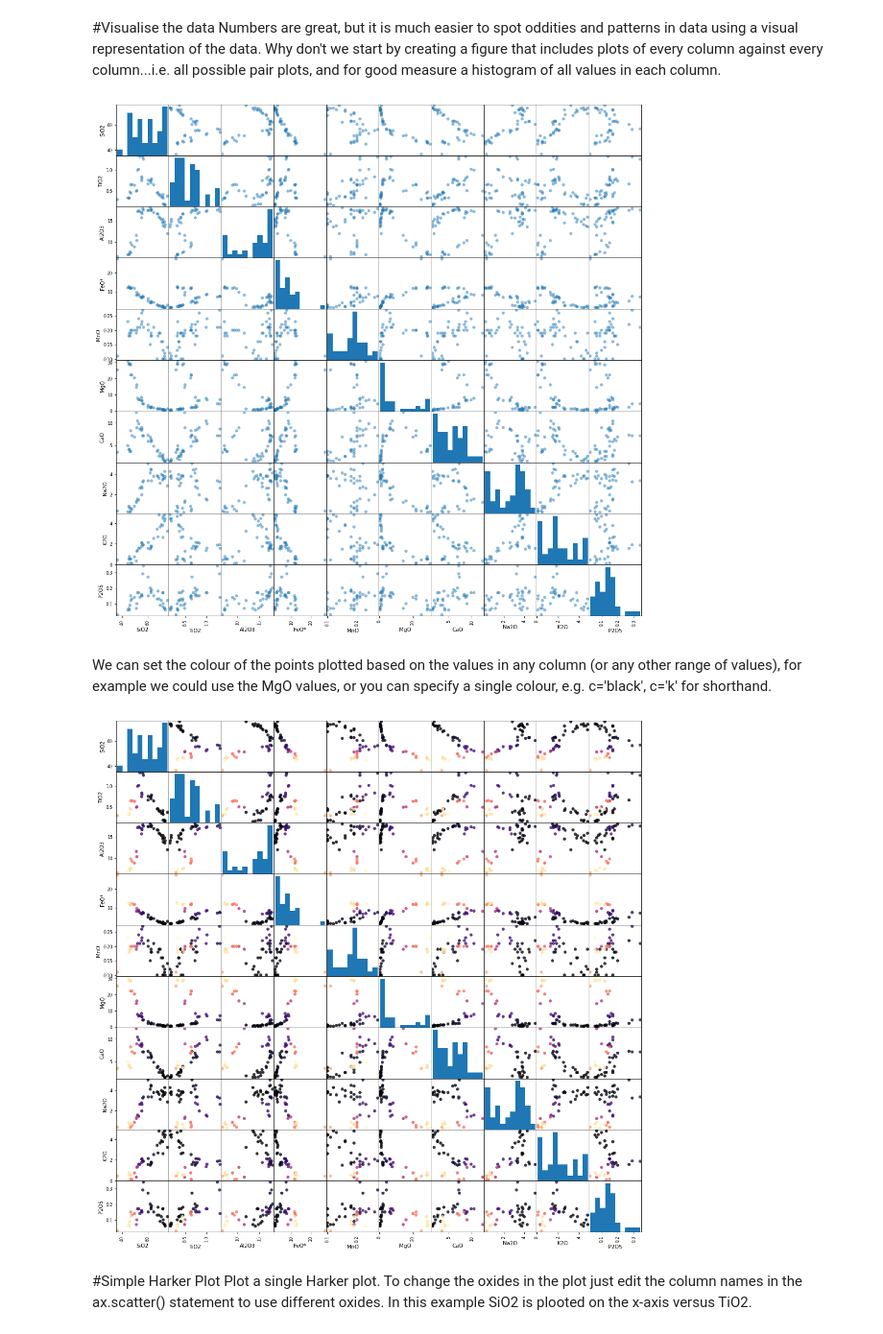
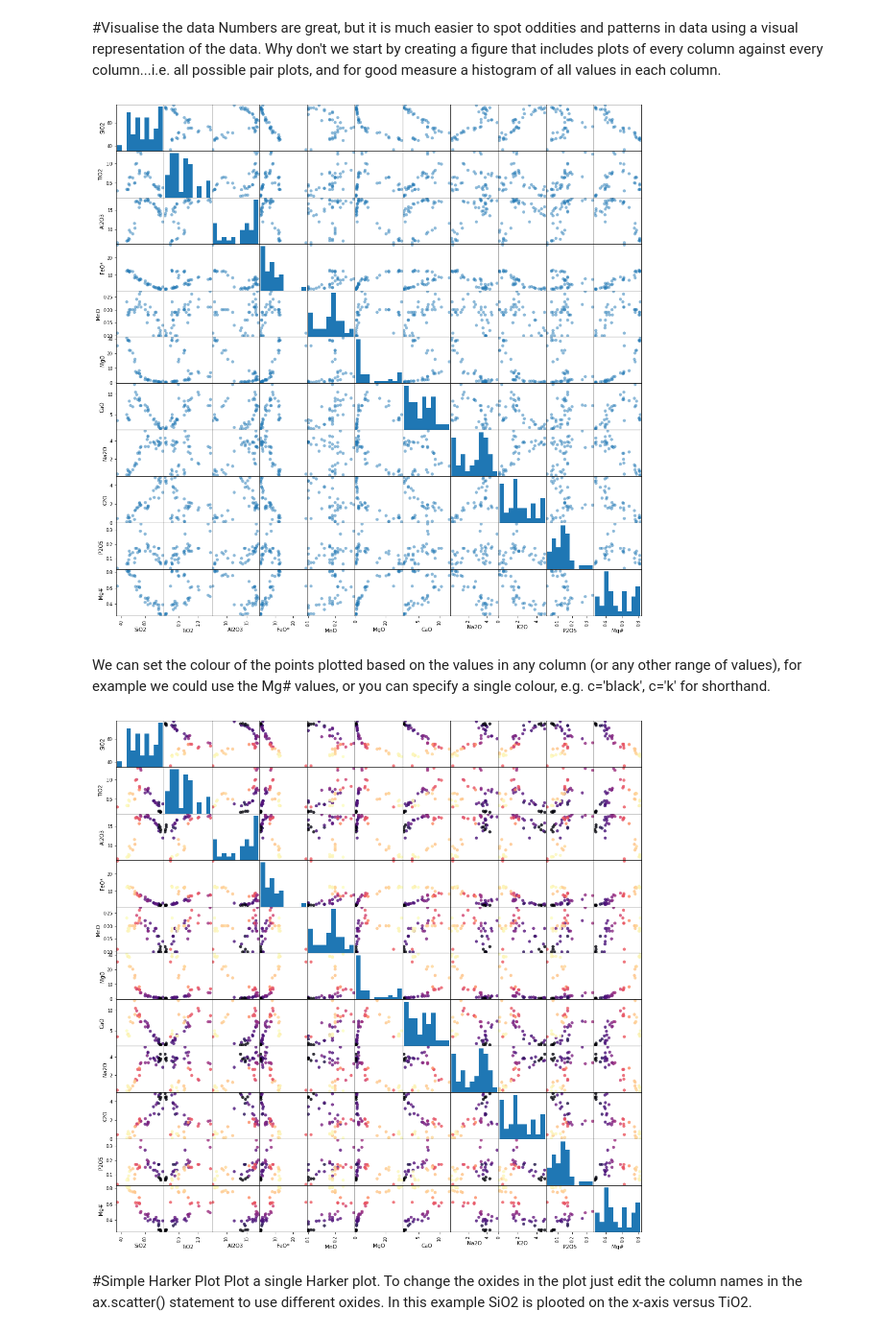
Before and after one commit to skerryvore/regression_analysis_101, a Jupyter notebook: notebooks/pyrenees_harker_plots.ipynb, the cells around one changed output. Shown at 96% size. Cells and saved outputs as stored; diff of their text form; code cells hidden in the pictures.

```diff
--- a/notebooks/pyrenees_harker_plots.ipynb
+++ b/notebooks/pyrenees_harker_plots.ipynb
@@ -47,0 +59,6 @@ majors.head(5)
+# %%
+# Calculate the Mg# for each sample and add these to a new column in the dataframe
+majors['Mg#'] = (majors['MgO']/40.32) / ((majors['MgO']/40.32) + (majors['FeO*']/71.85))
+
+# Print the first n rows of the dataframe
+majors.head(5)
@@ -74,21 +99,21 @@ Numbers are great, but it is much easier to spot oddities and patterns in data u
 
 pairplots = pd.plotting.scatter_matrix(majors, marker='o', s=35, figsize=(18,18))
 # %% [output]
-[figure, old version]
+[figure, new version]
 # %% [markdown]
-We can set the colour of the points plotted based on the values in any column (or any other range of values), for example we could use the MgO values, or you can specify a single colour, e.g. c='black', c='k' for shorthand.
+We can set the colour of the points plotted based on the values in any column (or any other range of values), for example we could use the Mg\# values, or you can specify a single colour, e.g. c='black', c='k' for shorthand.
 # %%
 # Create list of values to pass for setting colour of points
-colours = majors['MgO'].values
+colours = majors['Mg#'].values
 
 # The following line creates the pairplots grid by calling the pandas scatter_matrix function,
 # default cmap is used, or specify cmap variable and pass it the cmap you want
 # to use (here we use the magma color map, seems appropriate :-)
 
 pairplots = pd.plotting.scatter_matrix(majors, marker='o', s=35, \
                             c=colours, cmap='magma', alpha=0.8,figsize=(18,18))
 # %% [output]
-[figure, old version]
+[figure, new version]
 # %%
 # To print a list of built-in color maps, uncomment the line below and run this command.
 # The list is looooonnnngg :-)
```
Also changed, not shown: parts of 3 cells of this notebook.
